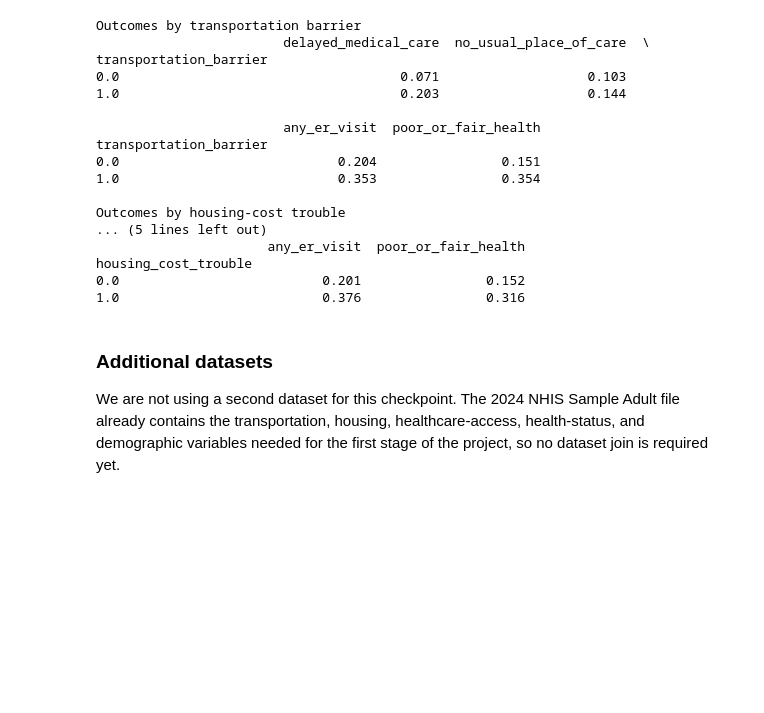
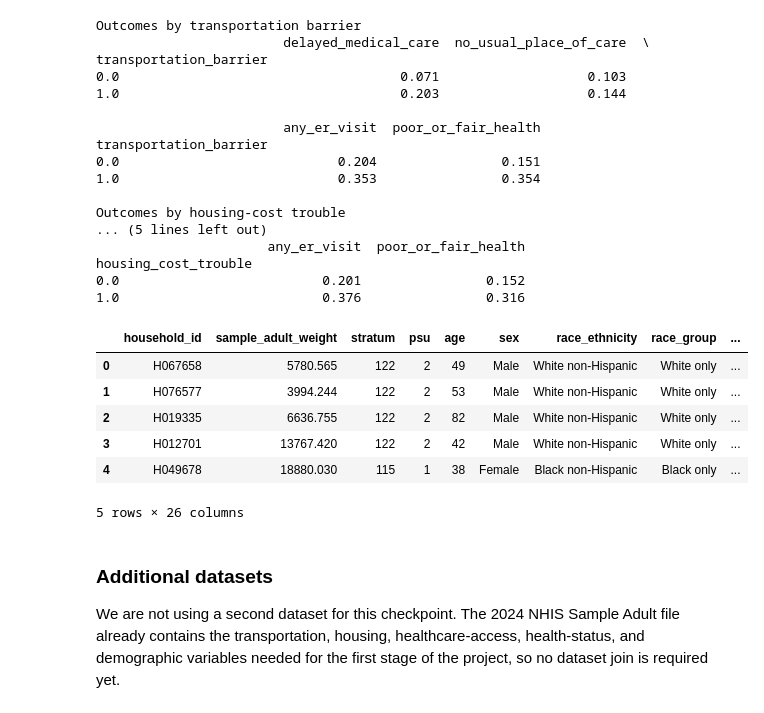
Before and after one commit to COGS108/Group-SP26-079, a Jupyter notebook: 01-DataCheckpoint.ipynb, the cells around one changed output. Cells and saved outputs as stored; diff of their text form; code cells hidden in the pictures; blank space fills up the shorter version.

Commit message:
calculate probability for categorical and generate final clean df

```diff
--- a/01-DataCheckpoint.ipynb
+++ b/01-DataCheckpoint.ipynb
@@ -511,6 +529,26 @@ Outcomes by housing-cost trouble
 housing_cost_trouble
 0.0                          0.201                0.152
 1.0                          0.376                0.316
+# %%
+df_clean = df[keep_cols]
+name_map_subset = {
+    'HHX': 'household_id',
+    'WTFA_A': 'sample_adult_weight',
+    'PSTRAT': 'stratum',
+    'PPSU': 'psu',
+    'AGEP_A': 'age',
+    'POVRATTC_A': 'poverty_ratio'
+}
+df_clean=df_clean.rename(columns=name_map_subset)
+df_clean.head()
+# %% [output]
+|  | household_id | sample_adult_weight | stratum | psu | age | sex | race_ethnicity | race_group | ... |
+| 0 | H067658 | 5780.565 | 122 | 2 | 49 | Male | White non-Hispanic | White only | ... |
+| 1 | H076577 | 3994.244 | 122 | 2 | 53 | Male | White non-Hispanic | White only | ... |
+| 2 | H019335 | 6636.755 | 122 | 2 | 82 | Male | White non-Hispanic | White only | ... |
+| 3 | H012701 | 13767.420 | 122 | 2 | 42 | Male | White non-Hispanic | White only | ... |
+| 4 | H049678 | 18880.030 | 115 | 1 | 38 | Female | Black non-Hispanic | Black only | ... |
+5 rows × 26 columns
 # %% [markdown]
 ### Additional datasets
 
```
Also changed, not shown: parts of 1 cell of this notebook.
